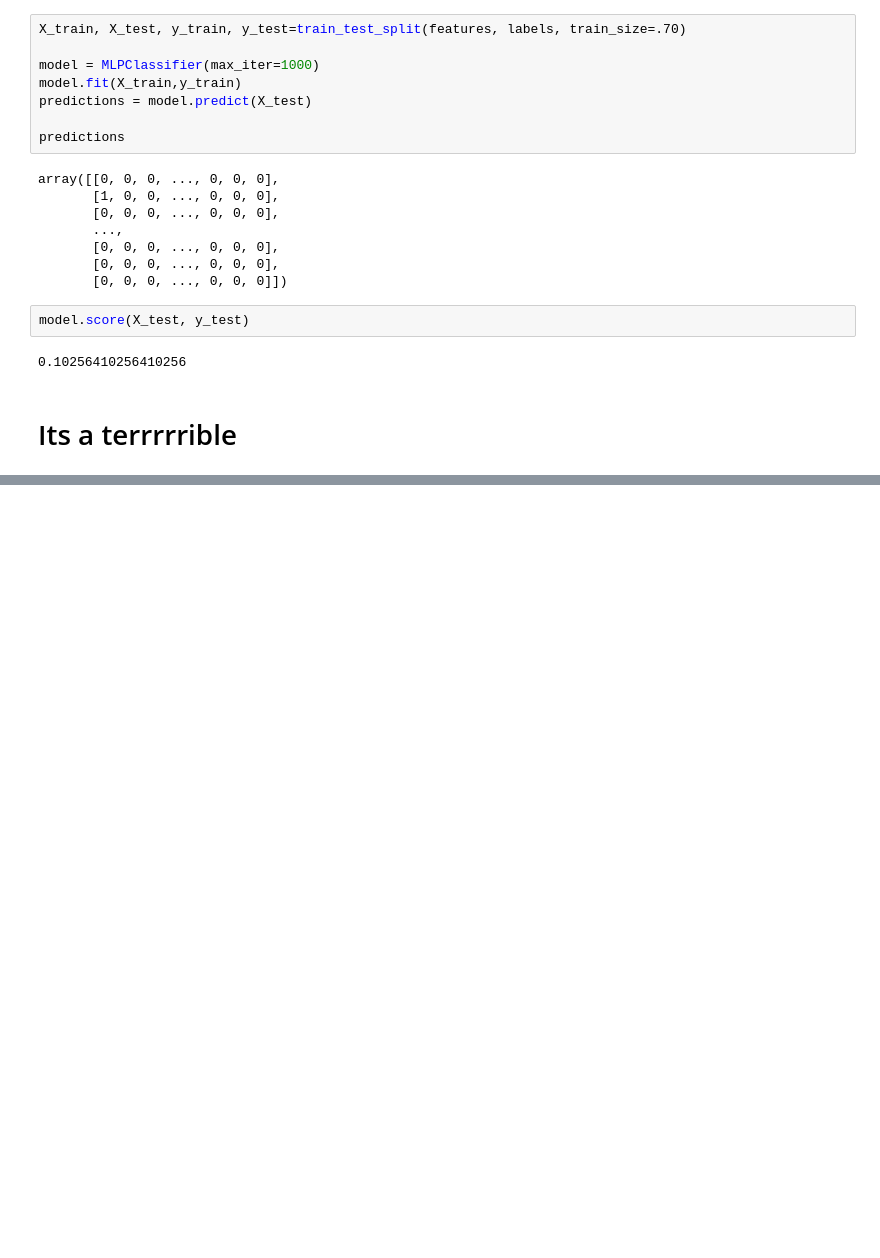
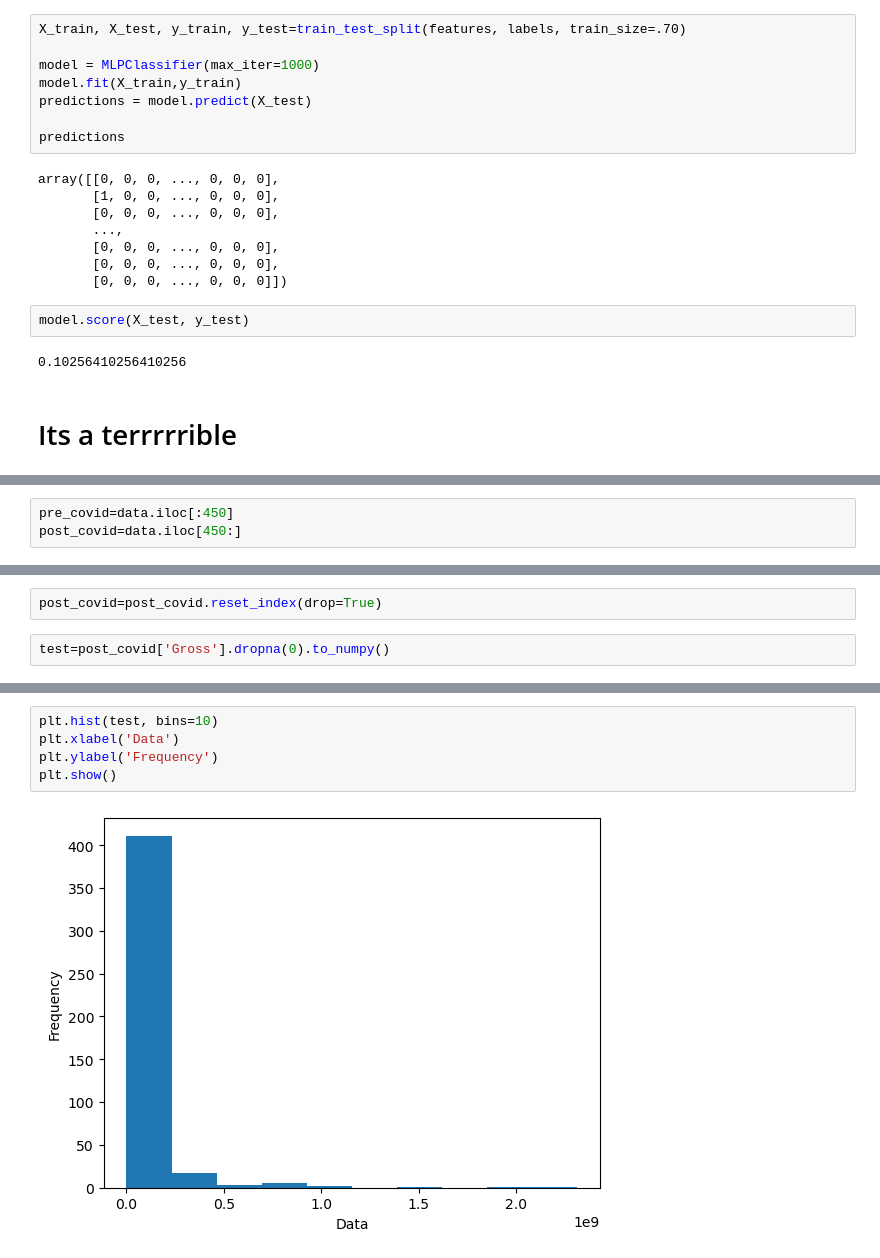
Before and after one commit to csamaro/project_01_group_11_movies, a Jupyter notebook: output_data/MLR_movies.ipynb, the cells around one changed output, grey strips where cells are left out. Saved outputs shown, nothing was run; the diff lists cells and outputs as text; blank space fills up the shorter version.

Commit message:
Some stats tests. Clean up for visualizations and presentations tonight

```diff
--- a/output_data/MLR_movies.ipynb
+++ b/output_data/MLR_movies.ipynb
@@ -523,0 +527,3 @@ model.score(X_test, y_test)
+# %%
+pre_covid=data.iloc[:450]
+post_covid=data.iloc[450:]
@@ -523,0 +538,4 @@ model.score(X_test, y_test)
+# %%
+post_covid=post_covid.reset_index(drop=True)
+# %%
+test=post_covid['Gross'].dropna(0).to_numpy()
@@ -523,0 +562,7 @@ model.score(X_test, y_test)
+# %%
+plt.hist(test, bins=10)
+plt.xlabel('Data')
+plt.ylabel('Frequency')
+plt.show()
+# %% [output]
+[figure, added]
```
Also changed, not shown: parts of 13 cells of this notebook.
